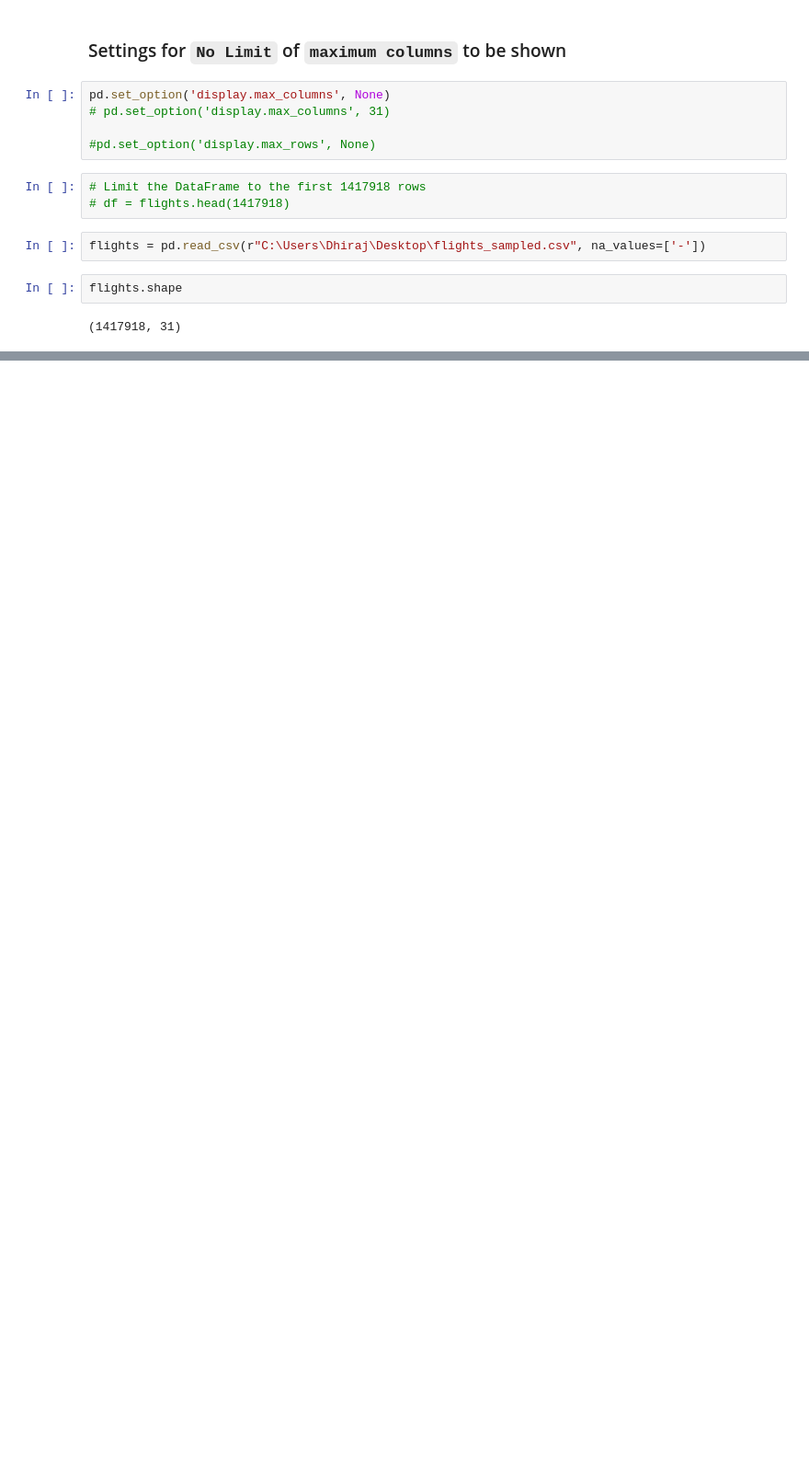
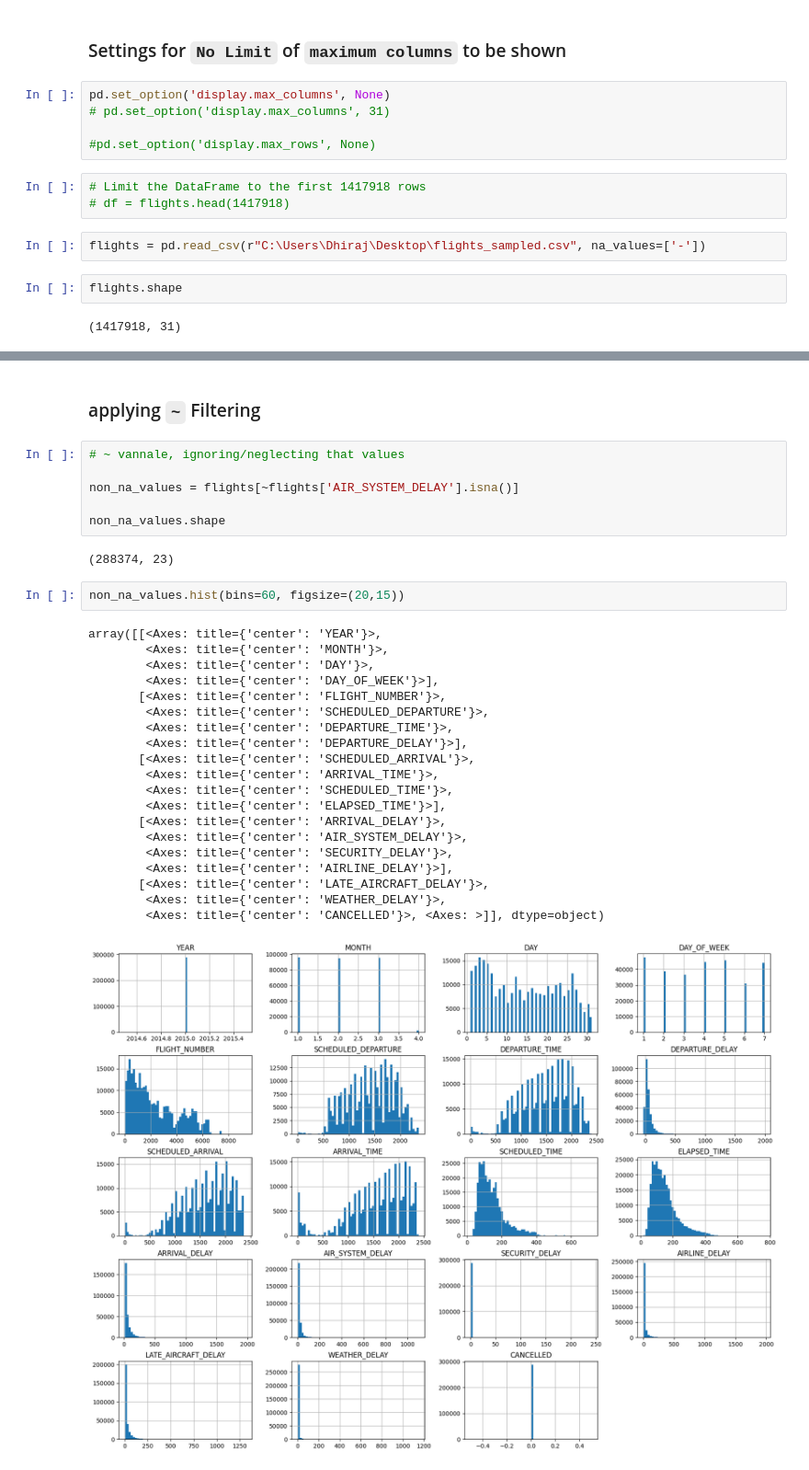
Before and after one commit to 47dhiraj/analytics_projects, a Jupyter notebook: pandas/data_exploration_and_data_cleaning/Flight Project/flight_project.ipynb, the cells around one changed output, grey strips where cells are left out. Shown at 92% size. Cells and saved outputs as stored; diff of their text form; blank space fills up the shorter version.

```diff
--- a/pandas/data_exploration_and_data_cleaning/Flight Project/flight_project.ipynb
+++ b/pandas/data_exploration_and_data_cleaning/Flight Project/flight_project.ipynb
@@ -22,0 +174,33 @@ flights.shape
+# %% [markdown]
+### applying ` ~ ` Filtering
+# %%
+# ~ vannale, ignoring/neglecting that values
+
+non_na_values = flights[~flights['AIR_SYSTEM_DELAY'].isna()]
+
+non_na_values.shape
+# %% [output]
+(288374, 23)
+# %%
+non_na_values.hist(bins=60, figsize=(20,15))
+# %% [output]
+array([[<Axes: title={'center': 'YEAR'}>,
+        <Axes: title={'center': 'MONTH'}>,
+        <Axes: title={'center': 'DAY'}>,
+        <Axes: title={'center': 'DAY_OF_WEEK'}>],
+       [<Axes: title={'center': 'FLIGHT_NUMBER'}>,
+        <Axes: title={'center': 'SCHEDULED_DEPARTURE'}>,
+        <Axes: title={'center': 'DEPARTURE_TIME'}>,
+        <Axes: title={'center': 'DEPARTURE_DELAY'}>],
+       [<Axes: title={'center': 'SCHEDULED_ARRIVAL'}>,
+        <Axes: title={'center': 'ARRIVAL_TIME'}>,
+        <Axes: title={'center': 'SCHEDULED_TIME'}>,
+        <Axes: title={'center': 'ELAPSED_TIME'}>],
+       [<Axes: title={'center': 'ARRIVAL_DELAY'}>,
+        <Axes: title={'center': 'AIR_SYSTEM_DELAY'}>,
+        <Axes: title={'center': 'SECURITY_DELAY'}>,
+        <Axes: title={'center': 'AIRLINE_DELAY'}>],
+       [<Axes: title={'center': 'LATE_AIRCRAFT_DELAY'}>,
+        <Axes: title={'center': 'WEATHER_DELAY'}>,
+        <Axes: title={'center': 'CANCELLED'}>, <Axes: >]], dtype=object)
+[figure, added]
```
Also changed, not shown: parts of 21 cells of this notebook.
